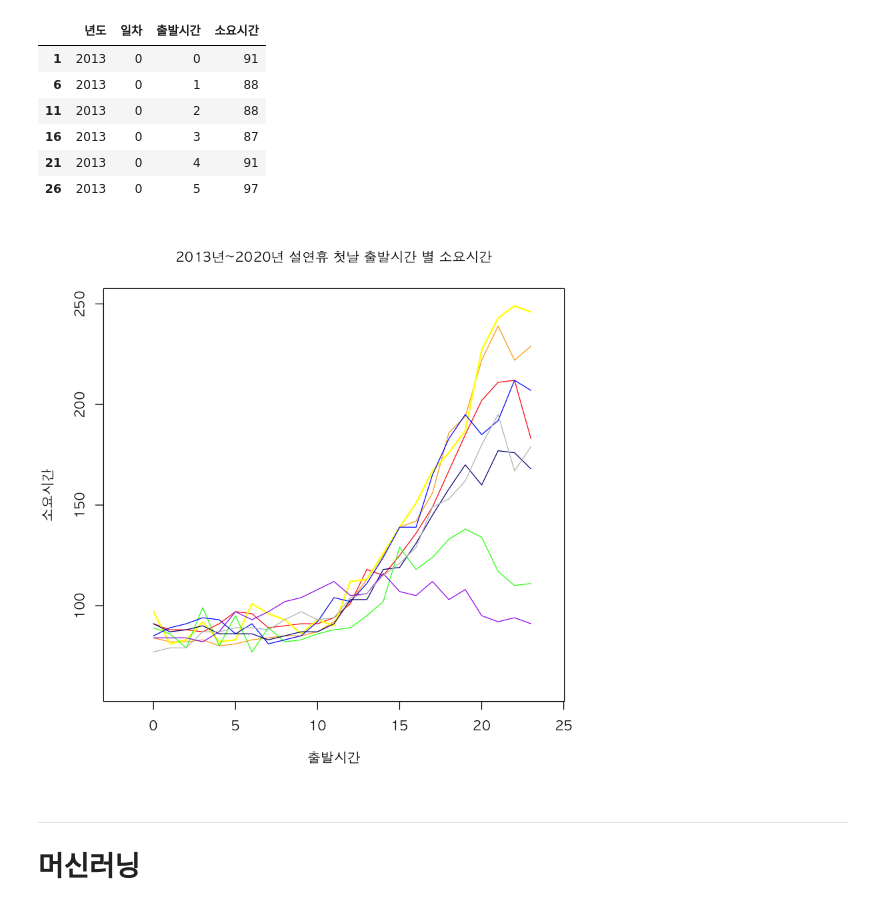
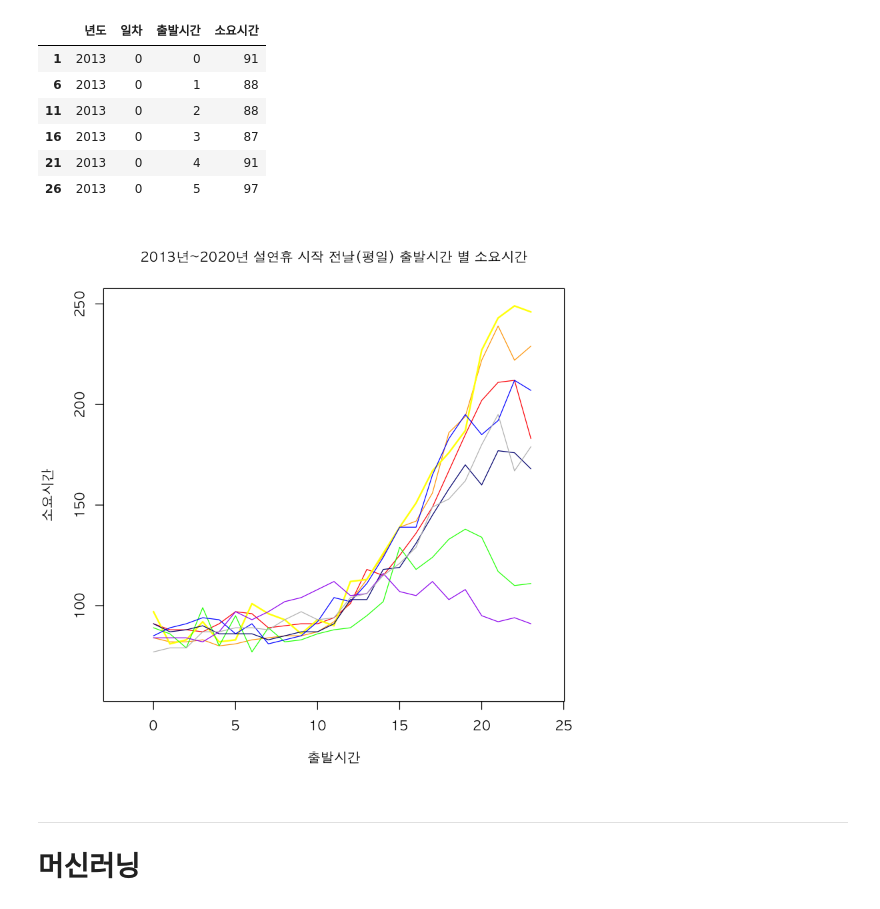
Before and after one commit to monargent0/TJRrrClass, a Jupyter notebook: 교통량.ipynb, the cells around one changed output. Cells and saved outputs as stored; diff of their text form; code cells hidden in the pictures.

```diff
--- a/교통량.ipynb
+++ b/교통량.ipynb
@@ -342,7 +361,7 @@ write.csv(최종데이터, "../AIData/서울대전5일(연휴앞뒤2일).csv", r
 ---
 # 그래프
 # %%
-data <- read.csv('../AIData/서울대전5일(연휴앞뒤2일).csv', header = TRUE, stringsAsFactors = FALSE)
+data <- read.csv('AIData/서울대전5일(연휴앞뒤2일).csv', header = TRUE, stringsAsFactors = FALSE)
 head(data)
 # %% [output]
 | 년도 | 일차 | 출발시간 | 소요시간 |
@@ -520,7 +539,7 @@ plot(
 )
 # axis(1, at=1:24, lab = paste(y130$출발시간 ,'시') , cex.axis=0.5) #(방향, 범위, 라벨명)
 # axis(2,  ylim = c(60,230))
-title(main = '2013년~2020년 설연휴 첫날 출발시간 별 소요시간' ,cex.main=1)
+title(main = '2013년~2020년 설연휴 시작 전날(평일) 출발시간 별 소요시간' ,cex.main=1)
 
 lines(
     y140$출발시간,
@@ -540,34 +559,34 @@ lines(
     y160$출발시간,
     y160$소요시간,
     lwd = 1,
     col = 'green',
 )
 lines(
     y170$출발시간,
     y170$소요시간,
     lwd = 1,
     col = 'blue',
 )
 lines(
     y180$출발시간,
     y180$소요시간,
     lwd = 1,
     col = 'navy',
 )
 lines(
     y190$출발시간,
     y190$소요시간,
     lwd = 1,
     col = 'purple',
 )
 lines(
     y200$출발시간,
     y200$소요시간,
     lwd = 1,
     col = 'grey',
 )
 # %% [output]
-[figure, old version]
+[figure, new version]
 # %% [markdown]
 ---
 # 머신러닝
```
Also changed, not shown: parts of 17 cells of this notebook, 10 other files.
